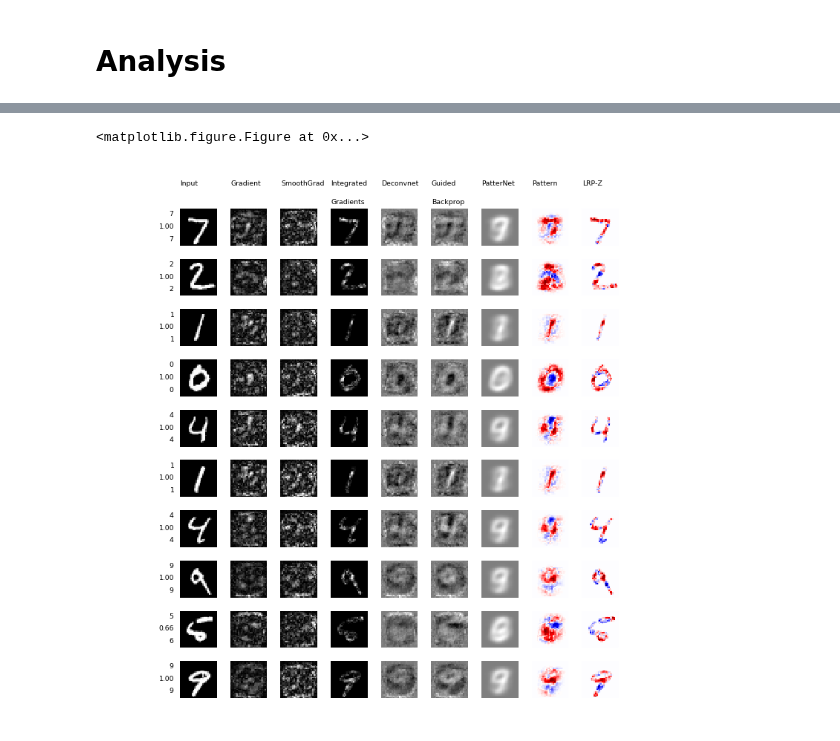
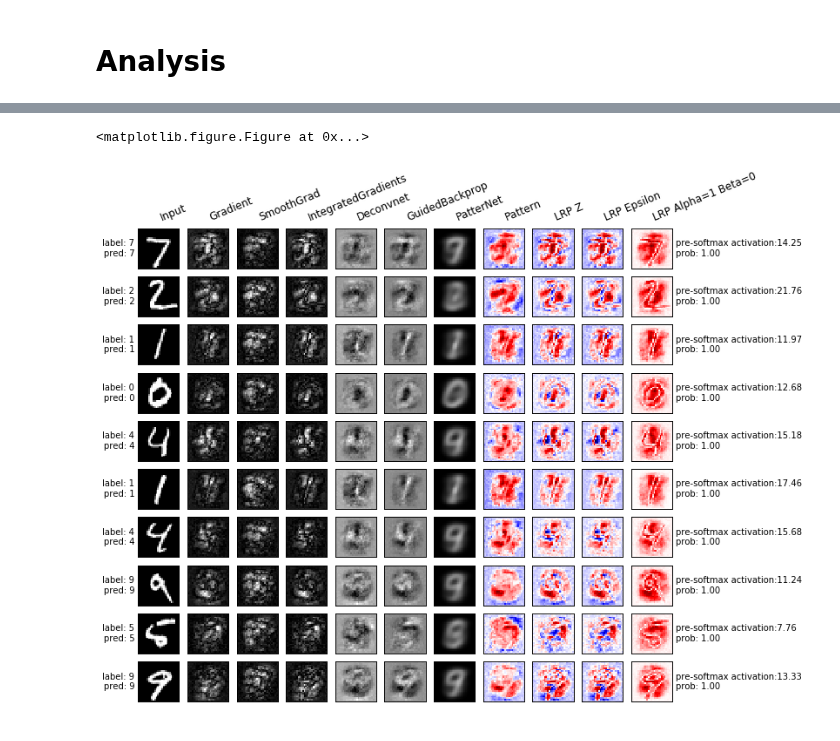
Before and after one commit to albermax/innvestigate, a Jupyter notebook: examples/notebooks/mnist_example.ipynb, the cells around one changed output, grey strips where cells are left out. Drawn from its saved outputs; the diff is of its cells as text; code cells hidden in the pictures.

```diff
--- a/examples/notebooks/mnist_example.ipynb
+++ b/examples/notebooks/mnist_example.ipynb
@@ -62,7 +64,7 @@ Create & train a Multilayer Perceptron with two fully connected layers.
 # %%
 # Parameter
 batch_size = 64
-epochs = 5
+epochs = 20
 activation_type = "relu"
 
 # Create & train model
@@ -89,5 +98,7 @@ Use several methods to in(n)vestigate and visualize the learned classifier on a
 # %%
-# Methods we use and some properties.
+# Create list of in(n)vestigation methods we want to apply to the trained model, if applicable specify optional
+# parameters
+
 methods = [
     # NAME                                             POSTPROCESSING       TITLE
 
@@ -106,37 +117,50 @@ methods = [
 
     # Interaction
     ("pattern.attribution",   {},                       mnistutils.heatmap, "Pattern", "Attribution"),
-    ("lrp.z_baseline",        {},                       mnistutils.heatmap, "LRP-Z"),
+    ("lrp.z",                 {},                       mnistutils.heatmap, "LRP Z"),
+    ("lrp.epsilon",           {},                       mnistutils.heatmap, "LRP Epsilon"),
+    ("lrp.alpha_1_beta_0",    {},                       mnistutils.heatmap, "LRP Alpha=1 Beta=0")
 ]
 # %%
 # Create analyzers.
-
-pattern_type = activation_type
 analyzers = []
+print('Create analyzer for ', flush=True)
 for method in methods:
+    print('{} '.format(''.join(method[3])), flush=True)
     analyzer = innvestigate.create_analyzer(method[0],
                                             model,
                                             **method[1])
-    analyzer.fit(data_preprocessed[0], pattern_type=pattern_type,
+    analyzer.fit(data_preprocessed[0], pattern_type=activation_type,
                  batch_size=256, verbose=1)
     analyzers.append(analyzer)
 
-# Create analysis.
+# Apply analyzers to trained model.
 analysis = np.zeros([len(images), len(analyzers), 28, 28, 3])
 text = []
 for i, (image, y) in enumerate(images):
     image = image[None, :, :, :]
     # Predict label.
-    x = mnistutils.preprocess(image, zero_mean)
+    x = mnistutils.preprocess(image, input_range)
+    presm = model.predict_on_batch(x)[0]
     prob = modelp.predict_on_batch(x)[0]
     y_hat = prob.argmax()
 
-    text.append(("%s" %label_to_class_name[y], "%.2f" % prob.max(), "%s" %label_to_class_name[y_hat]))
+    # Save label, pre-softmax activation, probabilistic output and predicted label for plots
+    text.append(("%s" %label_to_class_name[y], "%.2f" %presm.max(),
+                 "%.2f" % prob.max(), "%s" %label_to_class_name[y_hat]))
 
     for aidx, analyzer in enumerate(analyzers):
+        # Measure execution time
+        t_start = time.time()
+        print('{} '.format(''.join(methods[aidx][-1])), end='', flush=True)
+
         is_input_analyzer = methods[aidx][0] == "input"
         # Analyze.
         a = analyzer.analyze(image if is_input_analyzer else x)
+
+        t_elapsed = time.time() - t_start
+        print('({:.4f}s) '.format(t_elapsed), end='', flush=True)
+
         # Postprocess.
         if not is_input_analyzer:
             a = mnistutils.postprocess(a)
@@ -150,16 +187,18 @@ Epoch 1/1
 # %%
 # Plot the analysis.
 
 grid = [[analysis[i, j] for j in range(analysis.shape[1])]
         for i in range(analysis.shape[0])]
 row_labels = text
-col_labels = [method[3] for method in methods]
+col_labels = [''.join(method[3]) for method in methods]
 
 eutils.plot_image_grid(grid, row_labels, col_labels,
-                       row_label_offset=5,
-                       col_label_offset=15,
-                       is_fontsize_adaptive=False,
-                       usetex=False)
+                       file_name=None,
+                       row_label_offset=0,
+                       col_label_offset=0,
+                       is_fontsize_adaptive=True,
+                       usetex=False,
+                       dpi=224)
 # %% [output]
 <matplotlib.figure.Figure at 0x...>
-[figure, old version]
+[figure, new version]
```
Also changed, not shown: parts of 8 cells of this notebook, 6 other files.
